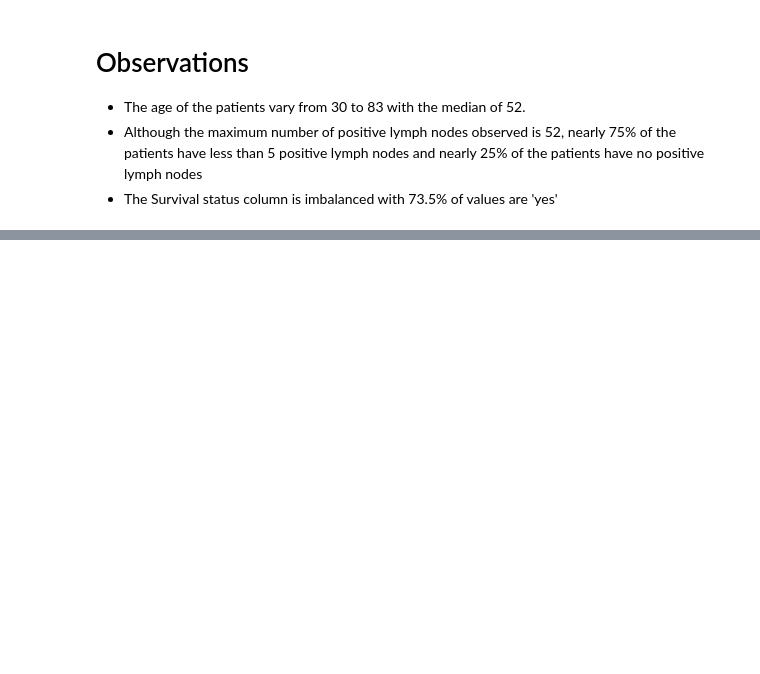
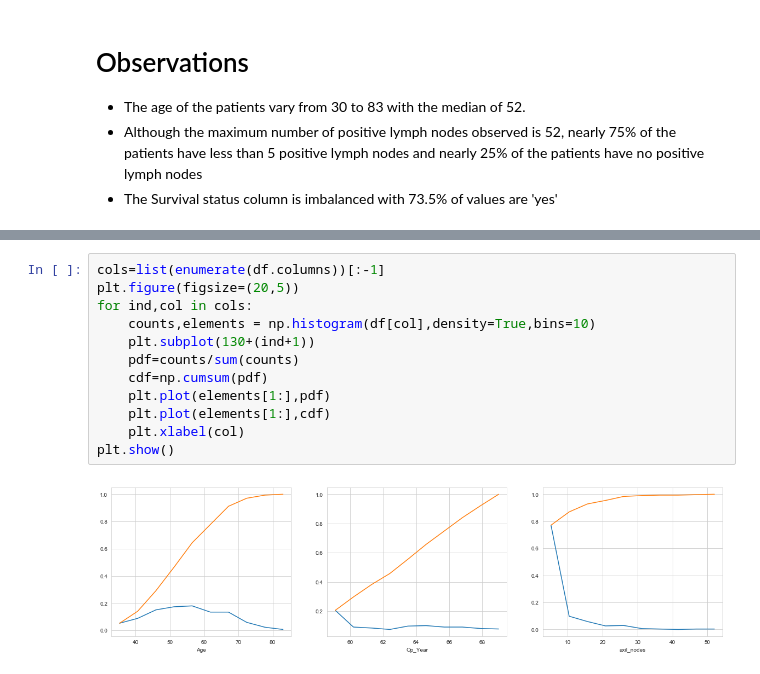
Before and after one commit to Rpmalukani22/Haberman-survival, a Jupyter notebook: Untitled.ipynb, the cells around one changed output, grey strips where cells are left out. Drawn from its saved outputs; the diff is of its cells as text; blank space fills up the shorter version.

```diff
--- a/Untitled.ipynb
+++ b/Untitled.ipynb
@@ -99,0 +108,14 @@ plt.plot()
+# %%
+cols=list(enumerate(df.columns))[:-1]
+plt.figure(figsize=(20,5))
+for ind,col in cols:
+    counts,elements = np.histogram(df[col],density=True,bins=10)
+    plt.subplot(130+(ind+1))
+    pdf=counts/sum(counts)
+    cdf=np.cumsum(pdf)
+    plt.plot(elements[1:],pdf)
+    plt.plot(elements[1:],cdf)
+    plt.xlabel(col)
+plt.show()
+# %% [output]
+[figure, added]
```
Also changed, not shown: parts of 4 cells of this notebook.
